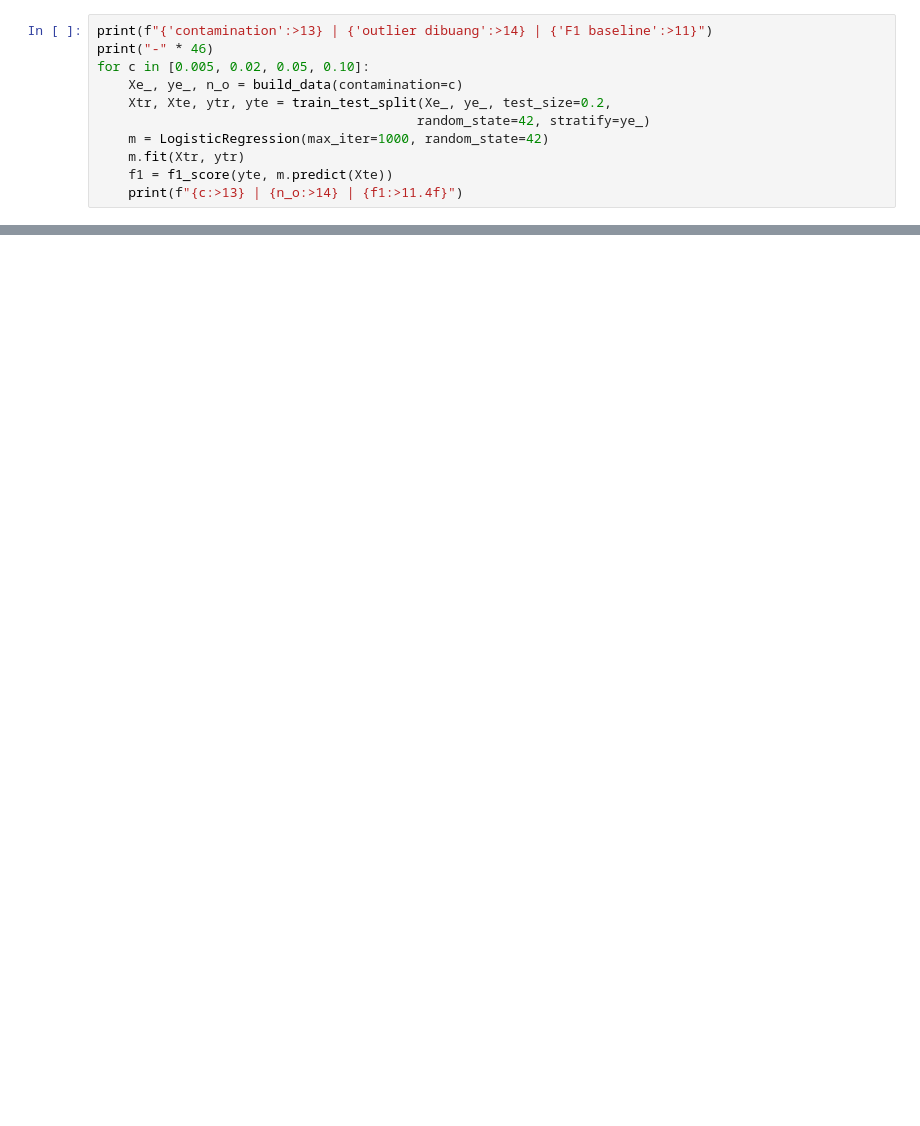
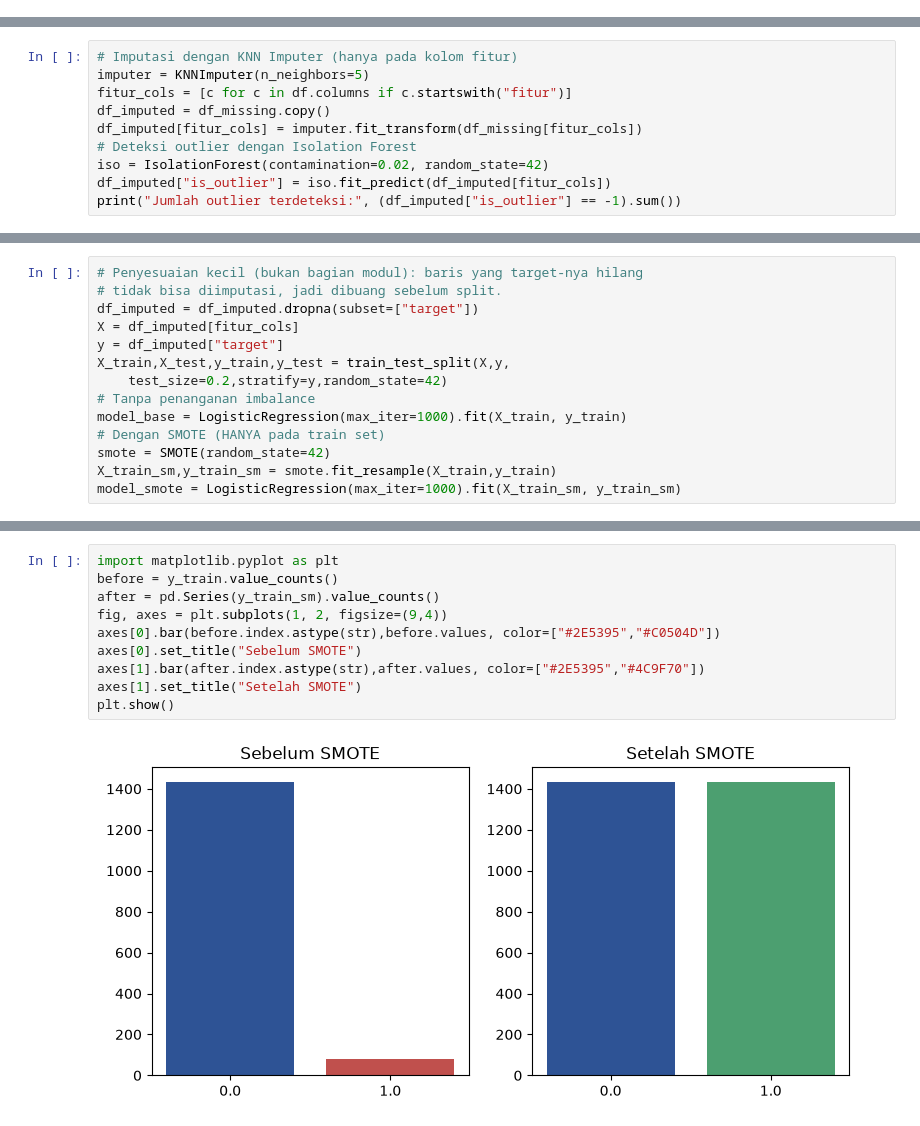
Before and after one commit to dandienter/praktikumML, a Jupyter notebook: bab-03-data-preparation/praktikum-bab-03.ipynb, the cells around one changed output, grey strips where cells are left out. Drawn from its saved outputs; the diff is of its cells as text; blank space fills up the shorter version.

```diff
--- a/bab-03-data-preparation/praktikum-bab-03.ipynb
+++ b/bab-03-data-preparation/praktikum-bab-03.ipynb
@@ -310,11 +0,0 @@ Parameter `contamination` itu tebakan kita soal proporsi outlier. Saya coba 0,00
-# %%
-print(f"{'contamination':>13} | {'outlier dibuang':>14} | {'F1 baseline':>11}")
-print("-" * 46)
-for c in [0.005, 0.02, 0.05, 0.10]:
-    Xe_, ye_, n_o = build_data(contamination=c)
-    Xtr, Xte, ytr, yte = train_test_split(Xe_, ye_, test_size=0.2,
-                                         random_state=42, stratify=ye_)
-    m = LogisticRegression(max_iter=1000, random_state=42)
-    m.fit(Xtr, ytr)
-    f1 = f1_score(yte, m.predict(Xte))
-    print(f"{c:>13} | {n_o:>14} | {f1:>11.4f}")
@@ -492,0 +86,10 @@ for nama, (Xtr_, ytr_, mode) in pendekatan.items():
+# %%
+# Imputasi dengan KNN Imputer (hanya pada kolom fitur)
+imputer = KNNImputer(n_neighbors=5)
+fitur_cols = [c for c in df.columns if c.startswith("fitur")]
+df_imputed = df_missing.copy()
+df_imputed[fitur_cols] = imputer.fit_transform(df_missing[fitur_cols])
+# Deteksi outlier dengan Isolation Forest
+iso = IsolationForest(contamination=0.02, random_state=42)
+df_imputed["is_outlier"] = iso.fit_predict(df_imputed[fitur_cols])
+print("Jumlah outlier terdeteksi:", (df_imputed["is_outlier"] == -1).sum())
@@ -492,0 +109,14 @@ for nama, (Xtr_, ytr_, mode) in pendekatan.items():
+# %%
+# Penyesuaian kecil (bukan bagian modul): baris yang target-nya hilang
+# tidak bisa diimputasi, jadi dibuang sebelum split.
+df_imputed = df_imputed.dropna(subset=["target"])
+X = df_imputed[fitur_cols]
+y = df_imputed["target"]
+X_train,X_test,y_train,y_test = train_test_split(X,y,
+    test_size=0.2,stratify=y,random_state=42)
+# Tanpa penanganan imbalance
+model_base = LogisticRegression(max_iter=1000).fit(X_train, y_train)
+# Dengan SMOTE (HANYA pada train set)
+smote = SMOTE(random_state=42)
+X_train_sm,y_train_sm = smote.fit_resample(X_train,y_train)
+model_smote = LogisticRegression(max_iter=1000).fit(X_train_sm, y_train_sm)
@@ -492,0 +155,12 @@ for nama, (Xtr_, ytr_, mode) in pendekatan.items():
+# %%
+import matplotlib.pyplot as plt
+before = y_train.value_counts()
+after = pd.Series(y_train_sm).value_counts()
+fig, axes = plt.subplots(1, 2, figsize=(9,4))
+axes[0].bar(before.index.astype(str),before.values, color=["#2E5395","#C0504D"])
+axes[0].set_title("Sebelum SMOTE")
+axes[1].bar(after.index.astype(str),after.values, color=["#2E5395","#4C9F70"])
+axes[1].set_title("Setelah SMOTE")
+plt.show()
+# %% [output]
+[figure, added]
```
Also changed, not shown: parts of 80 cells of this notebook, 13 other files.
